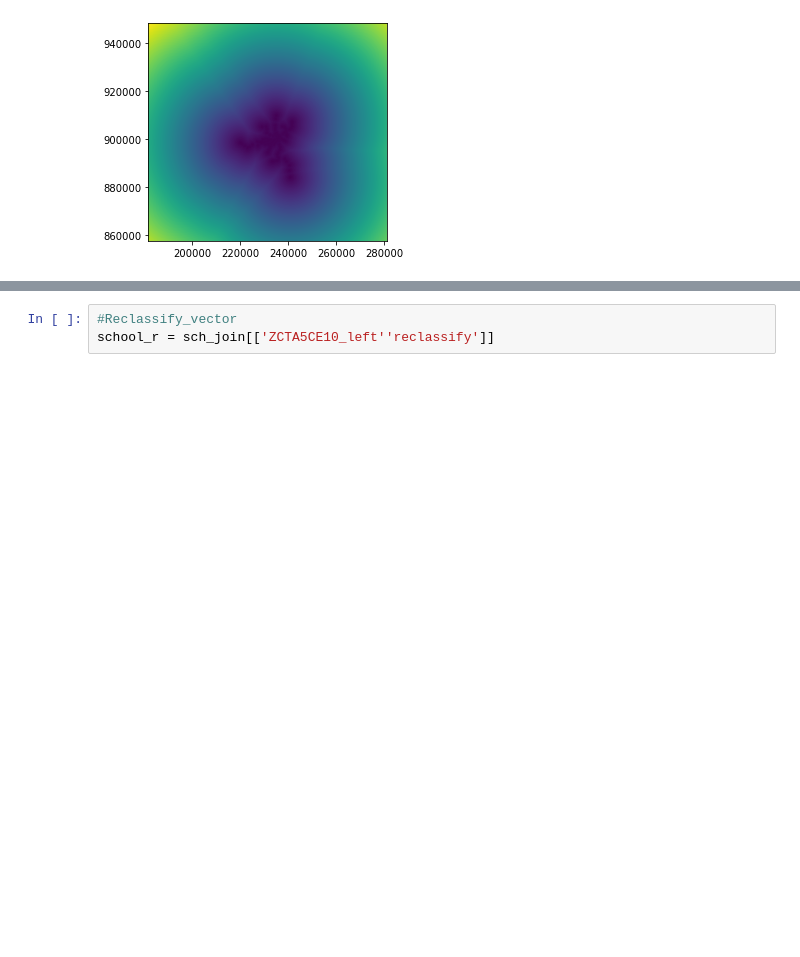
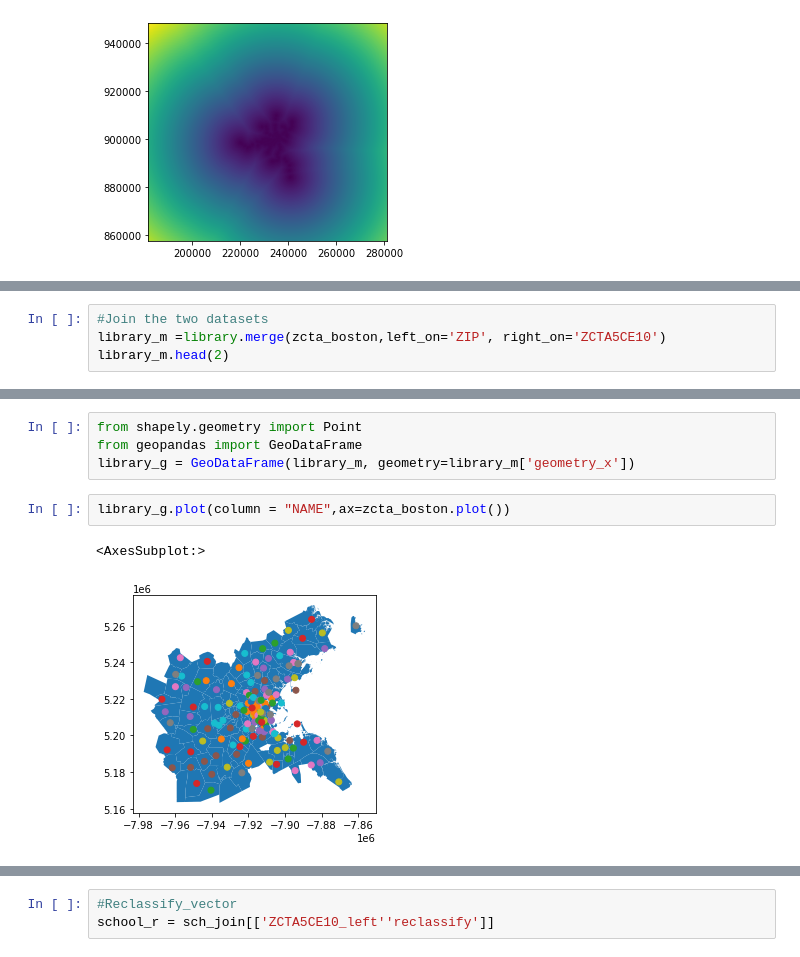
Before and after one commit to zhining-sun/UEP239-FinalProject, a Jupyter notebook: FinalProject_ZhiningSun.ipynb, the cells around one changed output, grey strips where cells are left out. Cells and saved outputs as stored; diff of their text form; blank space fills up the shorter version.

Commit message:
codes for libraries(visualization)

```diff
--- a/FinalProject_ZhiningSun.ipynb
+++ b/FinalProject_ZhiningSun.ipynb
@@ -675,0 +691,4 @@ plt.show()
+# %%
+#Join the two datasets
+library_m =library.merge(zcta_boston,left_on='ZIP', right_on='ZCTA5CE10')
+library_m.head(2)
@@ -675,0 +700,9 @@ plt.show()
+# %%
+from shapely.geometry import Point
+from geopandas import GeoDataFrame
+library_g = GeoDataFrame(library_m, geometry=library_m['geometry_x'])
+# %%
+library_g.plot(column = "NAME",ax=zcta_boston.plot())
+# %% [output]
+<AxesSubplot:>
+[figure, added]
```
Also changed, not shown: parts of 11 cells of this notebook.
